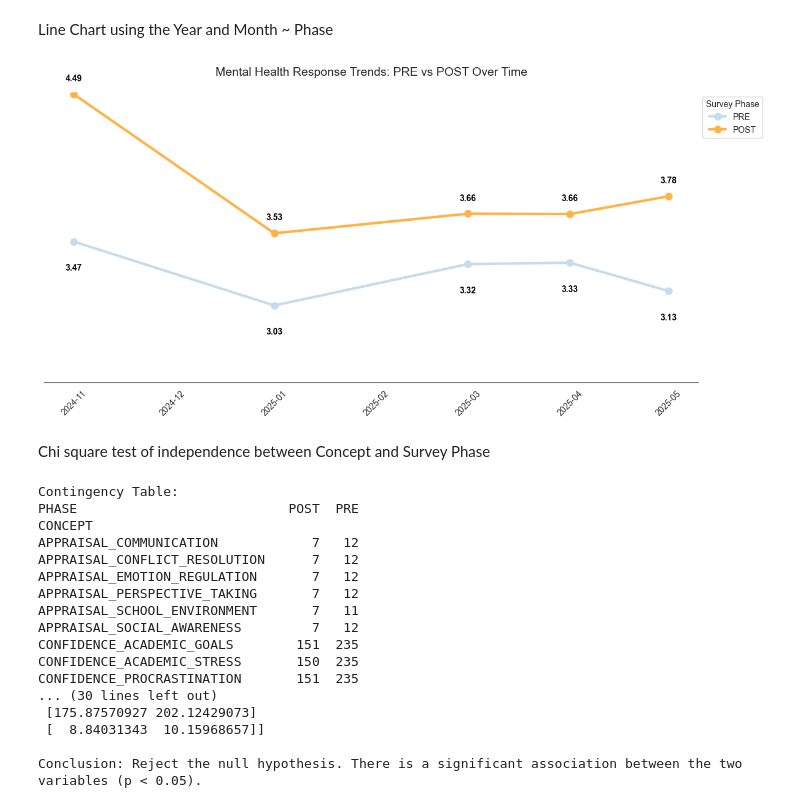
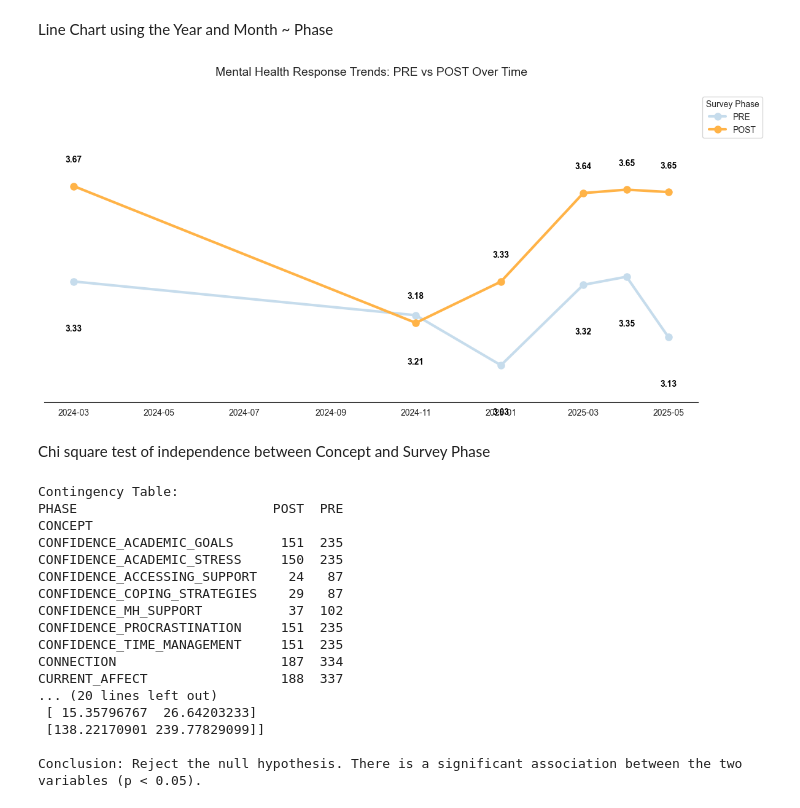
Before and after one commit to lorenald/survey-impact-analysis, a Jupyter notebook: DATA_PREPARATION.ipynb, the cells around one changed output. Drawn from its saved outputs; the diff is of its cells as text; code cells hidden in the pictures.

```diff
--- a/DATA_PREPARATION.ipynb
+++ b/DATA_PREPARATION.ipynb
@@ -54,7 +57,7 @@ Filter Conditions to Create Numeric Response
 # %%
 #Concept Key C1, C66, C67 (Open ended), C19, C50, C70, C78, C79 (Different scale Likert)
 #Survey Type ACA, PER
-RESPONSES = RESPONSES >> mask(X.SURVEY_TYPE.isin(['ACA', 'PER'])) >> mask(~(X.CONCEPT_KEY.isin(['C001', 'C066', 'C067', 'C019', 'C050', 'C070', 'C078', 'C079'])))
+RESPONSES = RESPONSES >> mask(X.SURVEY_TYPE.isin(['ACA', 'MEN'])) >> mask(~(X.CONCEPT_KEY.isin(['C001', 'C019', 'C049', 'C050', 'C051','C066', 'C067', 'C068', 'C070', 'C078', 'C079'])))
 # %% [markdown]
 Mapping for Likert scale and numeric responses
 # %%
@@ -163,42 +174,41 @@ Line Chart using the Year and Month ~ Phase
 # %%
 # Calculate the mean score per Concept and Phase
 df = (RESPONSES >> select(X.YEAR_MONTH, X.SURVEY_PHASE, X.NUMERIC_RESPONSE) >> transmute(DATE= X.YEAR_MONTH, PHASE = X.SURVEY_PHASE, RESPONSE = X.NUMERIC_RESPONSE))
-df = df.dropna() >> mask(X.PHASE.isin(['PRE', 'POST']))
 df = (df >> group_by(X.DATE, X.PHASE) >> summarize(RESPONSE = mean(X.RESPONSE)) >> ungroup() >> arrange(X.PHASE, ascending=True))
 # Sort by Date
 df['DATE'] = pd.to_datetime(df['DATE'])
 df = df.sort_values(by=['DATE', 'PHASE'])
 palette = {'PRE': "#c6dcec", 'POST': '#ffb347'}
 plt.figure(figsize=(12, 6))
 sns.set_style("white")
 palette = {'PRE': "#c6dcec", 'POST': '#ffb347'}
 for phase in ['PRE', 'POST']:
     subset = df[df['PHASE'] == phase]
     # Plot the line
     plt.plot(subset['DATE'],subset['RESPONSE'],marker='o',linestyle='-',linewidth=3,markersize=8,color=palette[phase],label=phase)
     # Add labels for EVERY point on BOTH lines
     for x, y in zip(subset['DATE'], subset['RESPONSE']):
         # Offset logic: POST labels go slightly above, PRE labels go slightly below
         offset = 0.08 if phase == 'POST' else -0.15
         plt.text(x, y + offset,f'{y:.2f}',ha='center',va='bottom' if phase == 'POST' else 'top',fontsize=10,fontweight='bold',color='black')
-# ------------------
+# --- BLANK Y-AXIS LOGIC ---
 plt.title('Mental Health Response Trends: PRE vs POST Over Time', fontsize=14, pad=20)
 plt.xlabel('')
 plt.ylabel("")
 plt.yticks([])
-plt.xticks(rotation=45)
+plt.xticks(rotation=0)
 sns.despine(left=True, bottom=False) # Removes left Y-axis line
 plt.grid(False)
 plt.legend(title='Survey Phase', loc='upper left', bbox_to_anchor=(1, 1))
-plt.ylim(2.5, 4.5) # Adjust based on your specific data range
+plt.ylim(2.9, 4) # Adjust based on your specific data range
 plt.tight_layout()
 plt.show()
 # %% [output]
-[figure, old version]
+[figure, new version]
 # %% [markdown]
 Chi square test of independence between Concept and Survey Phase
 # %%
-df = (RESPONSES >> select(X.CONCEPT_NAME, X.SURVEY_PHASE) >> transmute(CONCEPT = X.CONCEPT_NAME, PHASE = X.SURVEY_PHASE))
+df = (RESPONSES >> select(X.CONCEPT_NAME, X.SURVEY_PHASE, X.NUMERIC_RESPONSE) >> transmute(CONCEPT = X.CONCEPT_NAME, PHASE = X.SURVEY_PHASE))
 df = df.dropna() >> mask(X.PHASE.isin(['PRE', 'POST']))
 # Create the contingency table
 contingency_table = pd.crosstab(df['CONCEPT'], df['PHASE'])
@@ -218,19 +228,19 @@ else:
     print(f"\nConclusion: Fail to reject the null hypothesis. There is no significant association between the two variables (p >= {alpha}).")
 # %% [output]
 Contingency Table:
-PHASE                           POST  PRE
+PHASE                         POST  PRE
 CONCEPT
-APPRAISAL_COMMUNICATION            7   12
-APPRAISAL_CONFLICT_RESOLUTION      7   12
-APPRAISAL_EMOTION_REGULATION       7   12
-APPRAISAL_PERSPECTIVE_TAKING       7   12
-APPRAISAL_SCHOOL_ENVIRONMENT       7   11
-APPRAISAL_SOCIAL_AWARENESS         7   12
-CONFIDENCE_ACADEMIC_GOALS        151  235
-CONFIDENCE_ACADEMIC_STRESS       150  235
-CONFIDENCE_PROCRASTINATION       151  235
-... (30 lines left out)
- [175.87570927 202.12429073]
- [  8.84031343  10.15968657]]
+CONFIDENCE_ACADEMIC_GOALS      151  235
+CONFIDENCE_ACADEMIC_STRESS     150  235
+CONFIDENCE_ACCESSING_SUPPORT    24   87
+CONFIDENCE_COPING_STRATEGIES    29   87
+CONFIDENCE_MH_SUPPORT           37  102
+CONFIDENCE_PROCRASTINATION     151  235
+CONFIDENCE_TIME_MANAGEMENT     151  235
+CONNECTION                     187  334
+CURRENT_AFFECT                 188  337
+... (20 lines left out)
+ [ 15.35796767  26.64203233]
+ [138.22170901 239.77829099]]
 
 Conclusion: Reject the null hypothesis. There is a significant association between the two variables (p < 0.05).
```
Also changed, not shown: parts of 6 cells of this notebook.
